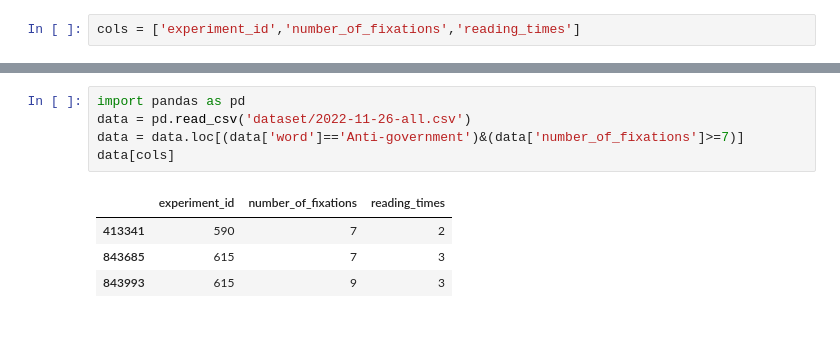
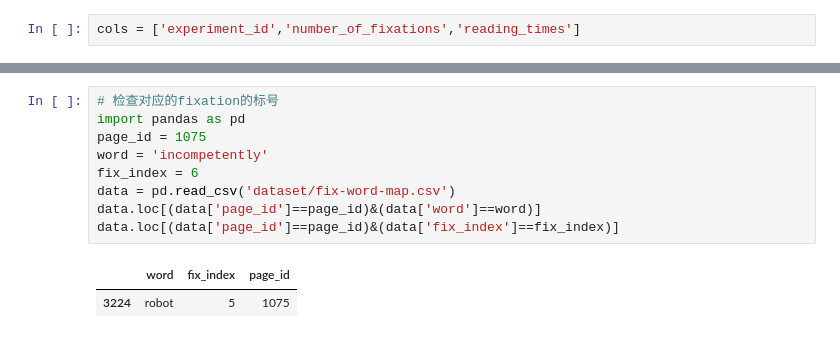
Before and after one commit to WhiteBlacken/reading, a Jupyter notebook: jupyter/data_analysis.ipynb, the cells around one changed output, grey strips where cells are left out. Saved outputs shown, nothing was run; the diff lists cells and outputs as text.

```diff
--- a/jupyter/data_analysis.ipynb
+++ b/jupyter/data_analysis.ipynb
@@ -891,10 +886,12 @@ data[cols]
 # %%
+# 检查对应的fixation的标号
 import pandas as pd
-data = pd.read_csv('dataset/2022-11-26-all.csv')
-data = data.loc[(data['word']=='Anti-government')&(data['number_of_fixations']>=7)]
-data[cols]
+page_id = 1075
+word = 'incompetently'
+fix_index = 6
+data = pd.read_csv('dataset/fix-word-map.csv')
+data.loc[(data['page_id']==page_id)&(data['word']==word)]
+data.loc[(data['page_id']==page_id)&(data['fix_index']==fix_index)]
 # %% [output]
-|  | experiment_id | number_of_fixations | reading_times |
-| 413341 | 590 | 7 | 2 |
-| 843685 | 615 | 7 | 3 |
-| 843993 | 615 | 9 | 3 |
+|  | word | fix_index | page_id |
+| 3224 | robot | 5 | 1075 |
```
Also changed, not shown: parts of 2 cells of this notebook, 4 other files.
